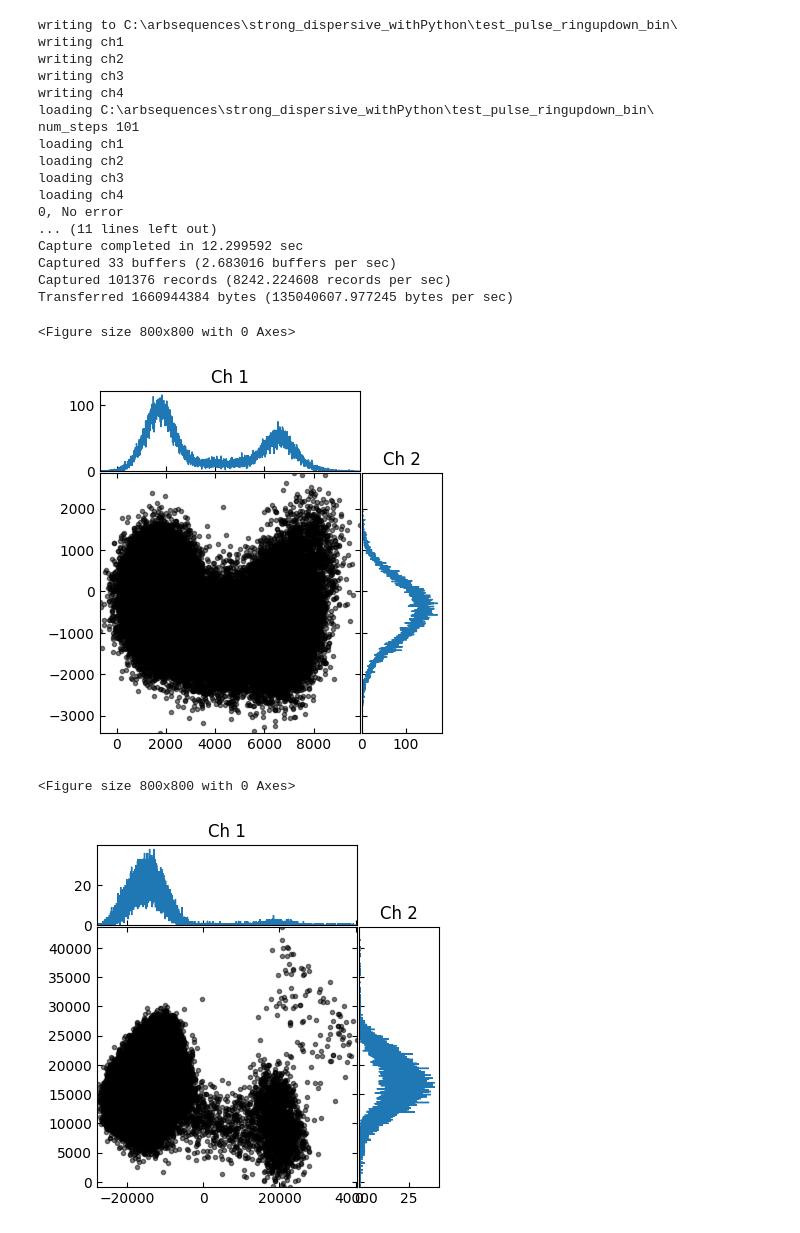
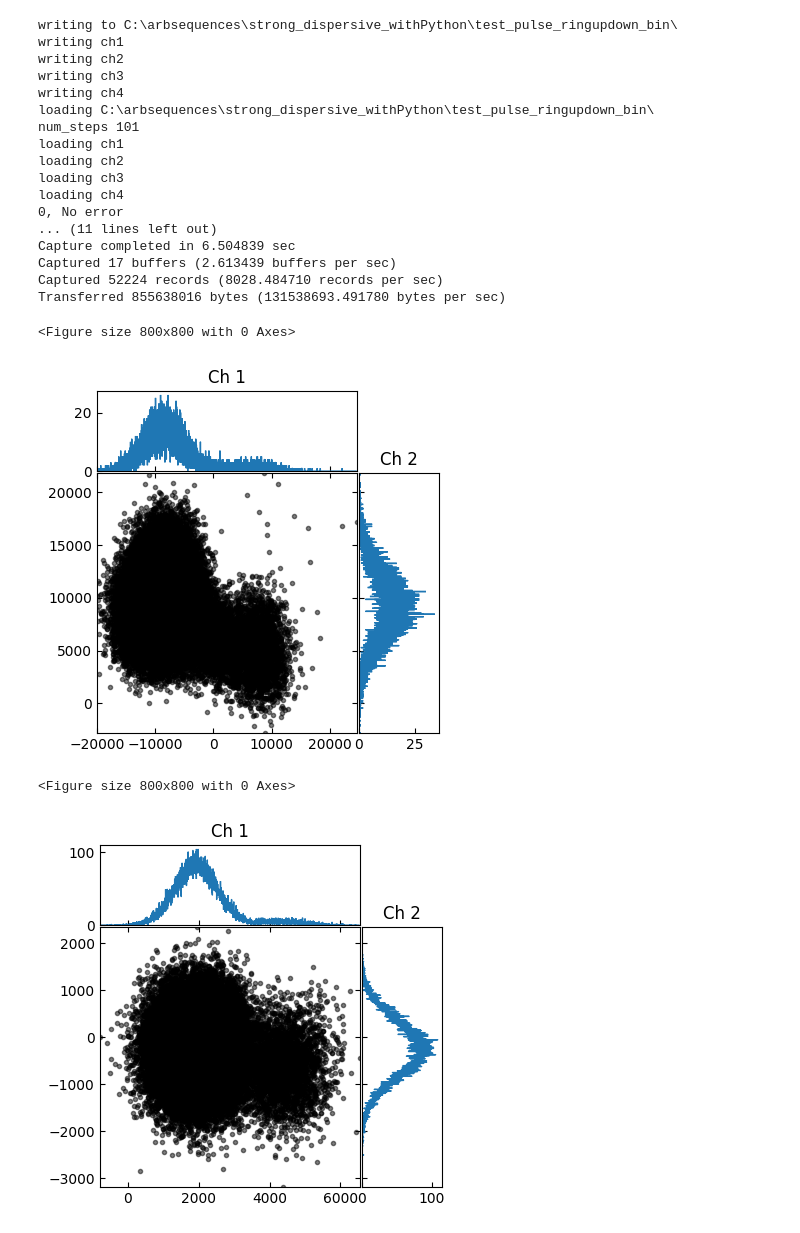
Before and after one commit to Katermurch/BlueFridgeNonLin, a Jupyter notebook: rabi.ipynb, the cells around one changed output. Saved outputs shown, nothing was run; the diff lists cells and outputs as text; code cells hidden in the pictures.

```diff
--- a/rabi.ipynb
+++ b/rabi.ipynb
@@ -71,31 +71,31 @@ def run_rabi(
     return values, IQ_df
 # %%
 num_steps = 101
-reps = 1000
+reps = 500
 sweep_time = 200
-values, IQ_df = run_rabi(q2, q1, general_vals_dict, num_steps, sweep_time, reps)
+values, IQ_df = run_rabi(q1, q2, general_vals_dict, num_steps, sweep_time, reps)
 # %% [output]
 writing to C:\arbsequences\strong_dispersive_withPython\test_pulse_ringupdown_bin\
 writing ch1
 writing ch2
 writing ch3
 writing ch4
 loading C:\arbsequences\strong_dispersive_withPython\test_pulse_ringupdown_bin\
 num_steps 101
 loading ch1
 loading ch2
 loading ch3
 loading ch4
 0, No error
 ... (11 lines left out)
-Capture completed in 12.299592 sec
-Captured 33 buffers (2.683016 buffers per sec)
-Captured 101376 records (8242.224608 records per sec)
-Transferred 1660944384 bytes (135040607.977245 bytes per sec)
+Capture completed in 6.504839 sec
+Captured 17 buffers (2.613439 buffers per sec)
+Captured 52224 records (8028.484710 records per sec)
+Transferred 855638016 bytes (131538693.491780 bytes per sec)
 <Figure size 800x800 with 0 Axes>
-[figure, old version]
+[figure, new version]
 <Figure size 800x800 with 0 Axes>
-[figure, old version]
+[figure, new version]
 # %%
 IQ_df = plotting.get_IQ_averages(values)
 Q = IQ_df["Q1"]
```
Also changed, not shown: parts of 3 cells of this notebook, 22 other files.
